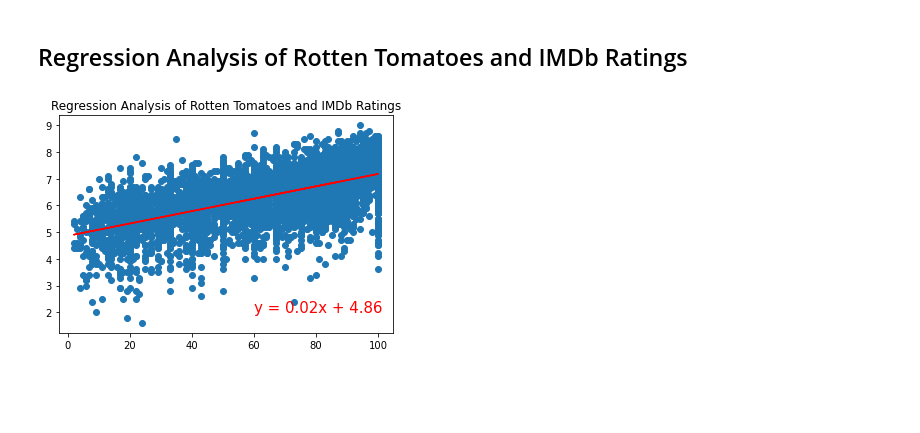
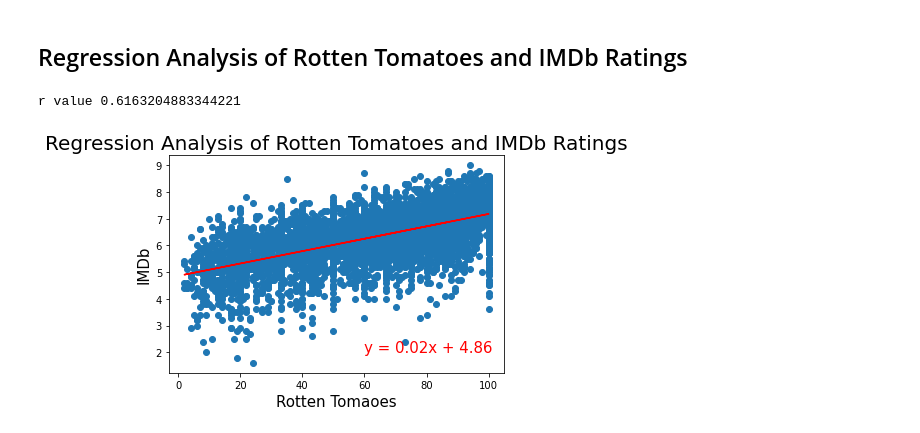
Before and after one commit to Dan-Freda/Project1-3, a Jupyter notebook: netflix.ipynb, the cells around one changed output. Drawn from its saved outputs; the diff is of its cells as text; code cells hidden in the pictures; blank space fills up the shorter version.

Commit message:
included r value to the regression graph

```diff
--- a/netflix.ipynb
+++ b/netflix.ipynb
@@ -414,6 +414,7 @@ plt.show()
 # %%
 netflix_mo_df.head()
 clean_mo = netflix_mo_df.loc[(netflix_mo_df["Rotten Tomatoes"] !="Not Listed") & (netflix_mo_df["IMDb"] !="Not Listed")]
+y_list=clean_mo["IMDb"]
 ylist = []
 for i in y_list.values:
     ylist.append(i)
@@ -431,16 +432,18 @@ cleanest_db["IMDb"]=ylist
 # %%
 # Create Plot
 x_values = cleanest_db["Rotten Tomatoes"]
 y_values = cleanest_db["IMDb"]
 (slope, intercept, rvalue, pvalue, stderr) = linregress(x_values, y_values)
 regress_values = x_values * slope + intercept
 line_eq = "y = " + str(round(slope,2)) + "x + " + str(round(intercept,2))
 plt.scatter(x_values,y_values)
 plt.plot(x_values,regress_values,"r-")
 plt.annotate(line_eq,(60,2),fontsize=15,color="red")
-#plt.xlabel('Rotten Tomaoes')
-#plt.ylabel('IMDb')
-plt.title("Regression Analysis of Rotten Tomatoes and IMDb Ratings")
+plt.xlabel('Rotten Tomaoes', size = 15)
+plt.ylabel('IMDb',size=15)
+plt.title("Regression Analysis of Rotten Tomatoes and IMDb Ratings", size=20)
+print(f"r value {rvalue} ")
 plt.show()
 # %% [output]
+r value 0.6163204883344221
-[figure, old version]
+[figure, new version]
```
